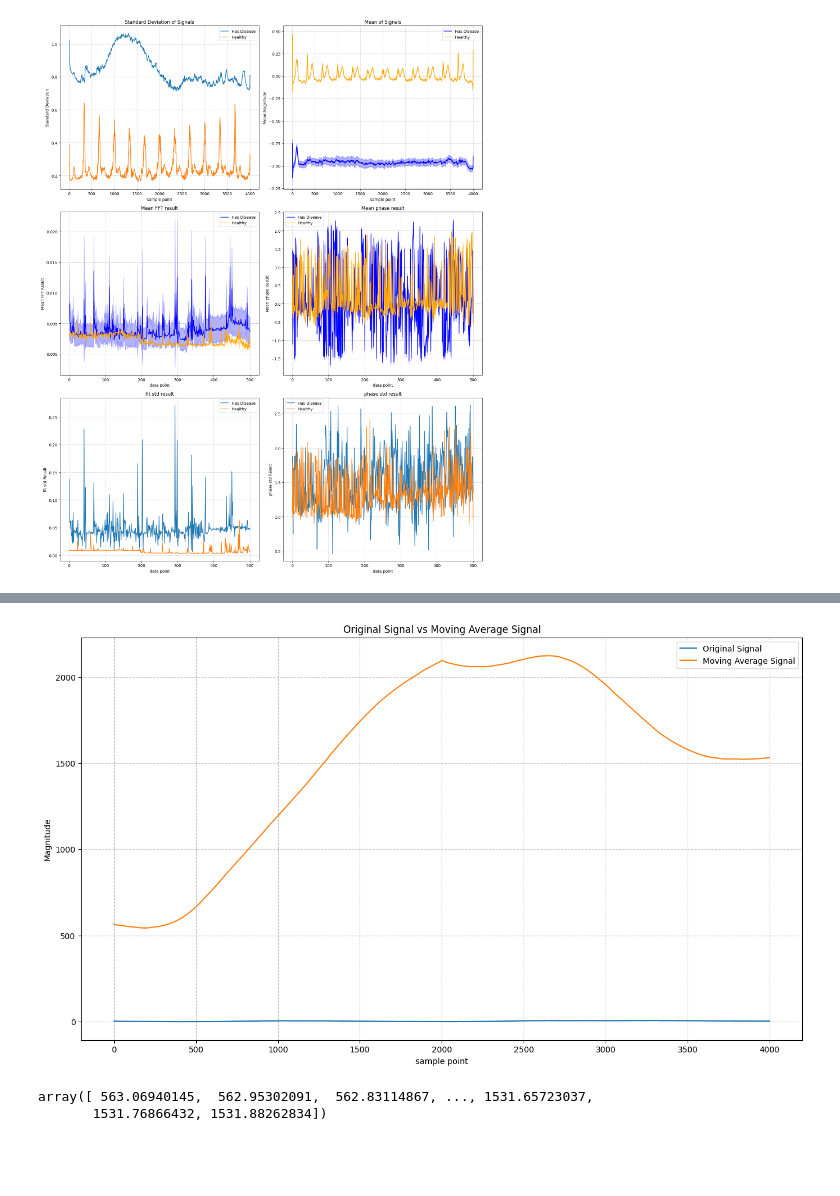
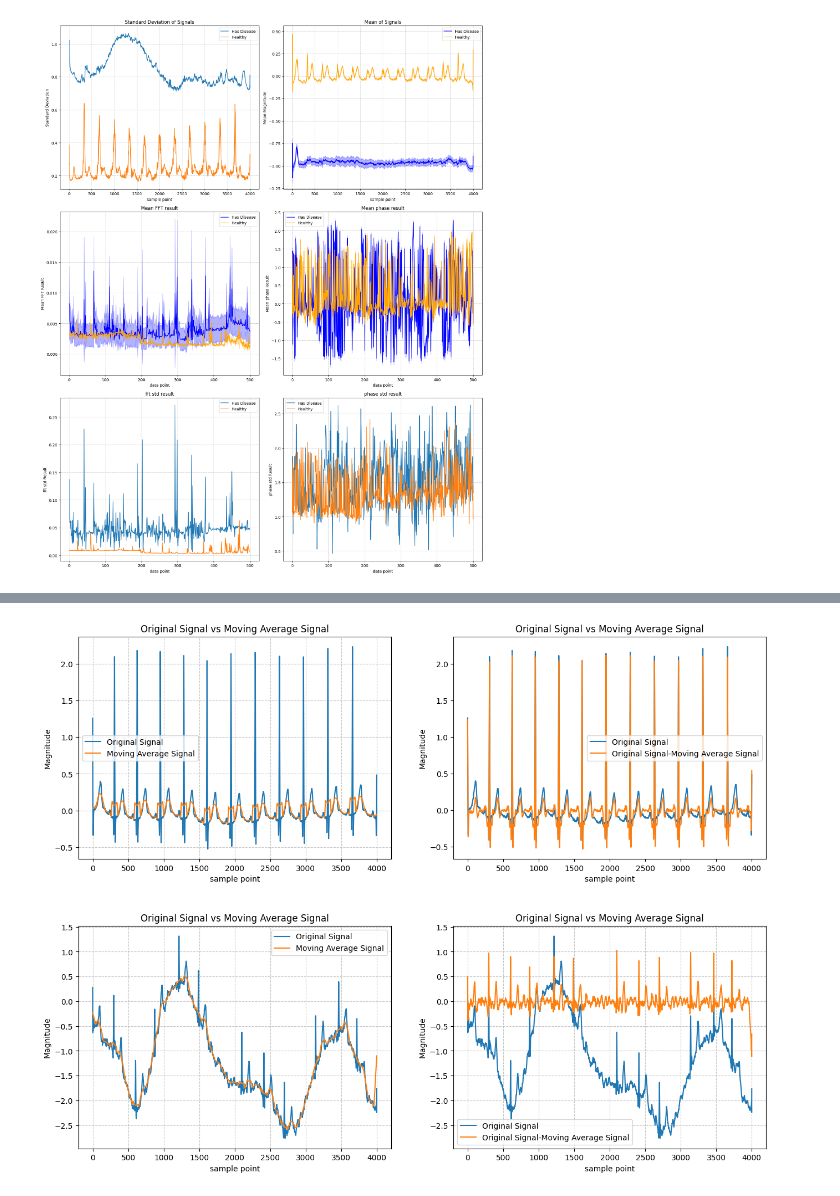
Before and after one commit to zivmax/bmedesign-cpsc, a Jupyter notebook: EDA.ipynb, the cells around one changed output, grey strips where cells are left out. Drawn from its saved outputs; the diff is of its cells as text; code cells hidden in the pictures; blank space fills up the shorter version.

Commit message:
fix: fix the ,oving avg scale in utils feature: add differential plot in EDA

```diff
--- a/EDA.ipynb
+++ b/EDA.ipynb
@@ -344,21 +337,57 @@ avg_signal.shape
-# %%
-def differential_plot(signal1, signal2, duration=4000, title='Differential Plot', label1='siganl1', label2='signal2'):
-    t = np.linspace(0, duration, duration)
-    plt.figure(figsize=(16, 9))
-    sns.lineplot(x=t, y=signal1, label=label1)
-    sns.lineplot(x=t, y=signal2, label=label2)
-    plt.title(title)
-    plt.xlabel('sample point')
-    plt.ylabel('Magnitude')
-    plt.legend()
-    plt.grid(True, linestyle='--', alpha=0.7)
-    plt.show()
-
-differential_plot(labeled_train_df.loc[0], avg_signal, title='Original Signal vs Moving Average Signal', label1='Original Signal', label2='Moving Average Signal')
-# %% [output]
-[figure, removed]
-# %%
-avg_signal
-# %% [output]
-array([ 563.06940145,  562.95302091,  562.83114867, ..., 1531.65723037,
-       1531.76866432, 1531.88262834])
+# %%
+from src.utils import SignalOps
+
+WINDOW = 80
+def differential_plot(healthy, ill, duration=4000, title='Differential Plot', label1='origin', label2='transformed'):
+    healthy_origin = healthy[0]
+    healthy_transformed = healthy[1]
+    t = np.linspace(0, duration, duration)
+    plt.figure(figsize=(16, 12))
+
+    plt.subplot(2, 2, 1)
+    sns.lineplot(x=t, y=healthy_origin, label=label1)
+    sns.lineplot(x=t, y=healthy_transformed, label=label2)
+    plt.title(title)
+    plt.xlabel('sample point')
+    plt.ylabel('Magnitude')
+    plt.legend()
+    plt.grid(True, linestyle='--', alpha=0.7)
+
+    plt.subplot(2, 2, 2)
+    sns.lineplot(x=t, y=healthy_origin, label=label1)
+    sns.lineplot(x=t, y=healthy_origin-healthy_transformed, label=label1 + '-' + label2)
+    plt.title(title)
+    plt.xlabel('sample point')
+    plt.ylabel('Magnitude')
+    plt.legend()
+
+    plt.subplots_adjust(hspace=0.3)
+    ill_origin = ill[0]
+    ill_transformed = ill[1]
+
+    plt.subplot(2, 2, 3)
+    sns.lineplot(x=t, y=ill_origin, label=label1)
+    sns.lineplot(x=t, y=ill_transformed, label=label2)
+    plt.title(title)
+    plt.xlabel('sample point')
+    plt.ylabel('Magnitude')
+    plt.legend()
+    plt.grid(True, linestyle='--', alpha=0.7)
+    plt.subplot(2, 2, 4)
+    sns.lineplot(x=t, y=ill_origin, label=label1)
+    sns.lineplot(x=t, y=ill_origin-ill_transformed, label=label1 + '-' + label2)
+    plt.title(title)
+    plt.xlabel('sample point')
+    plt.ylabel('Magnitude')
+    plt.legend()
+
+    plt.grid(True, linestyle='--', alpha=0.7)
+    plt.show()
+
+sample_healthy_signal = labeled_train_df.loc[502]
+sample_ill_signal = labeled_train_df.loc[2]
+healthy_sample = (sample_healthy_signal, SignalOps.moving_average(sample_healthy_signal, window_length=WINDOW))
+ill_sample = (sample_ill_signal, SignalOps.moving_average(sample_ill_signal, window_length=WINDOW))
+differential_plot(healthy_sample, ill_sample, title='Original Signal vs Moving Average Signal', label1='Original Signal', label2='Moving Average Signal')
+# %% [output]
+[figure, added]
```
Also changed, not shown: parts of 1 cell of this notebook, 1 other file.
